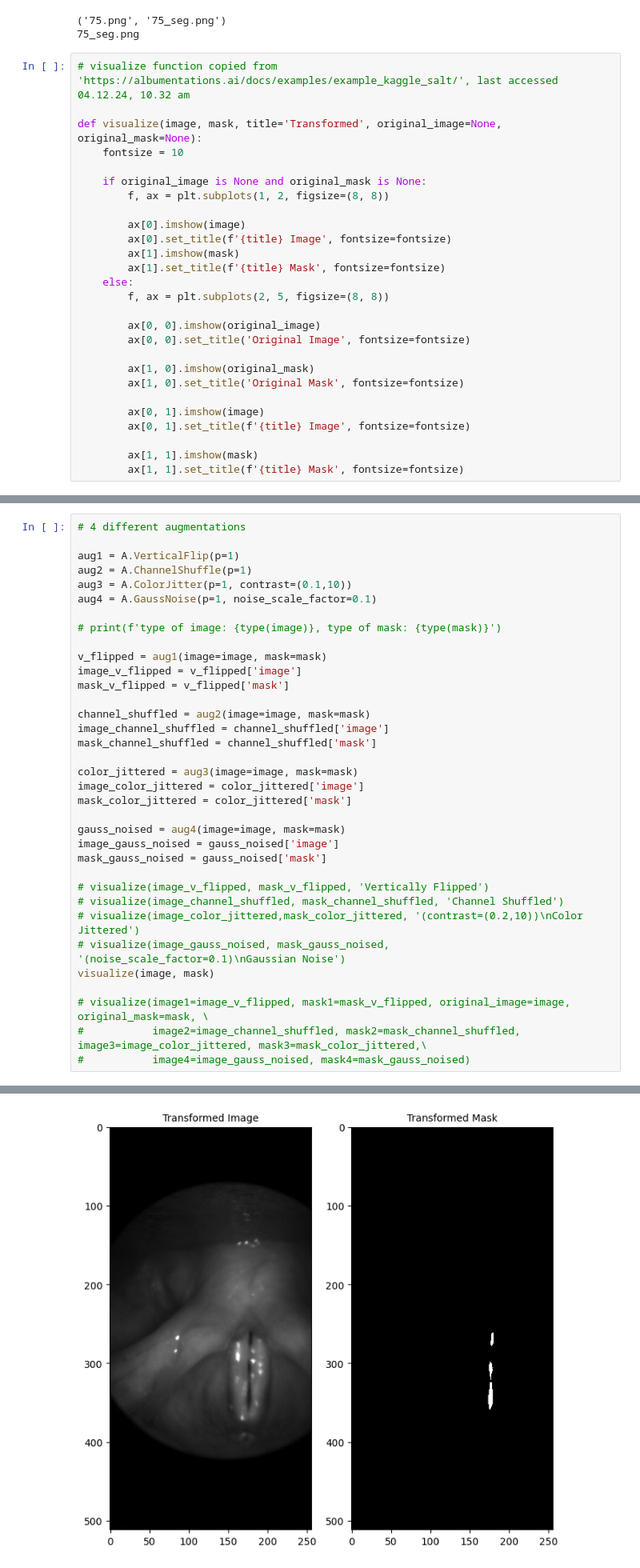
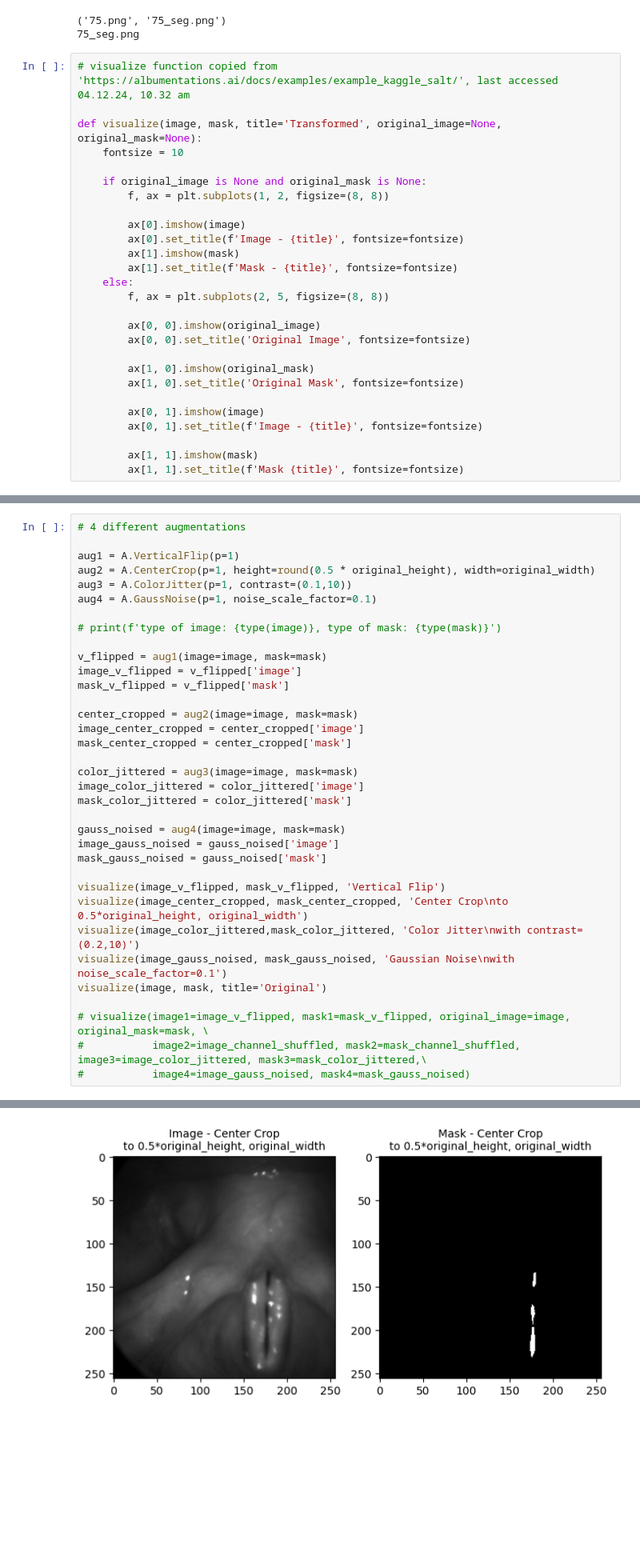
Before and after one commit to jo-phina/HW, a Jupyter notebook: HW6/HW6.ipynb, the cells around one changed output, grey strips where cells are left out. Shown: that part at 80% size. Cells and saved outputs as stored; diff of their text form; blank space fills up the shorter version.

```diff
--- a/HW6/HW6.ipynb
+++ b/HW6/HW6.ipynb
@@ -149,9 +149,9 @@ def visualize(image, mask, title='Transformed', original_image=None, original_ma
         f, ax = plt.subplots(1, 2, figsize=(8, 8))
 
         ax[0].imshow(image)
-        ax[0].set_title(f'{title} Image', fontsize=fontsize)
+        ax[0].set_title(f'Image - {title}', fontsize=fontsize)
         ax[1].imshow(mask)
-        ax[1].set_title(f'{title} Mask', fontsize=fontsize)
+        ax[1].set_title(f'Mask - {title}', fontsize=fontsize)
     else:
         f, ax = plt.subplots(2, 5, figsize=(8, 8))
 
@@ -162,10 +162,10 @@ def visualize(image, mask, title='Transformed', original_image=None, original_ma
         ax[1, 0].set_title('Original Mask', fontsize=fontsize)
 
         ax[0, 1].imshow(image)
-        ax[0, 1].set_title(f'{title} Image', fontsize=fontsize)
+        ax[0, 1].set_title(f'Image - {title}', fontsize=fontsize)
 
         ax[1, 1].imshow(mask)
-        ax[1, 1].set_title(f'{title} Mask', fontsize=fontsize)
+        ax[1, 1].set_title(f'Mask {title}', fontsize=fontsize)
 # %%
 image = cv2.imread(f'Mini_BAGLS_dataset/{my_image}')
 mask = cv2.imread(f'Mini_BAGLS_dataset/{my_mask}')
@@ -181,7 +183,7 @@ original_height, original_width = image.shape[:2]
 # 4 different augmentations
 
 aug1 = A.VerticalFlip(p=1)
-aug2 = A.ChannelShuffle(p=1)
+aug2 = A.CenterCrop(p=1, height=round(0.5 * original_height), width=original_width)
 aug3 = A.ColorJitter(p=1, contrast=(0.1,10))
 aug4 = A.GaussNoise(p=1, noise_scale_factor=0.1)
 
@@ -191,9 +193,9 @@ v_flipped = aug1(image=image, mask=mask)
 image_v_flipped = v_flipped['image']
 mask_v_flipped = v_flipped['mask']
 
-channel_shuffled = aug2(image=image, mask=mask)
-image_channel_shuffled = channel_shuffled['image']
-mask_channel_shuffled = channel_shuffled['mask']
+center_cropped = aug2(image=image, mask=mask)
+image_center_cropped = center_cropped['image']
+mask_center_cropped = center_cropped['mask']
 
 color_jittered = aug3(image=image, mask=mask)
 image_color_jittered = color_jittered['image']
@@ -203,11 +205,11 @@ gauss_noised = aug4(image=image, mask=mask)
 image_gauss_noised = gauss_noised['image']
 mask_gauss_noised = gauss_noised['mask']
 
-# visualize(image_v_flipped, mask_v_flipped, 'Vertically Flipped')
-# visualize(image_channel_shuffled, mask_channel_shuffled, 'Channel Shuffled')
-# visualize(image_color_jittered,mask_color_jittered, '(contrast=(0.2,10))\nColor Jittered')
-# visualize(image_gauss_noised, mask_gauss_noised, '(noise_scale_factor=0.1)\nGaussian Noise')
-visualize(image, mask)
+visualize(image_v_flipped, mask_v_flipped, 'Vertical Flip')
+visualize(image_center_cropped, mask_center_cropped, 'Center Crop\nto 0.5*original_height, original_width')
+visualize(image_color_jittered,mask_color_jittered, 'Color Jitter\nwith contrast=(0.2,10)')
+visualize(image_gauss_noised, mask_gauss_noised, 'Gaussian Noise\nwith noise_scale_factor=0.1')
+visualize(image, mask, title='Original')
 
 # visualize(image1=image_v_flipped, mask1=mask_v_flipped, original_image=image, original_mask=mask, \
 #           image2=image_channel_shuffled, mask2=mask_channel_shuffled, image3=image_color_jittered, mask3=mask_color_jittered,\
@@ -217 +219 @@ visualize(image, mask)
-[figure, old version]
+[figure, new version]
```
Also changed, not shown: parts of 2 cells of this notebook, 5 other files.
